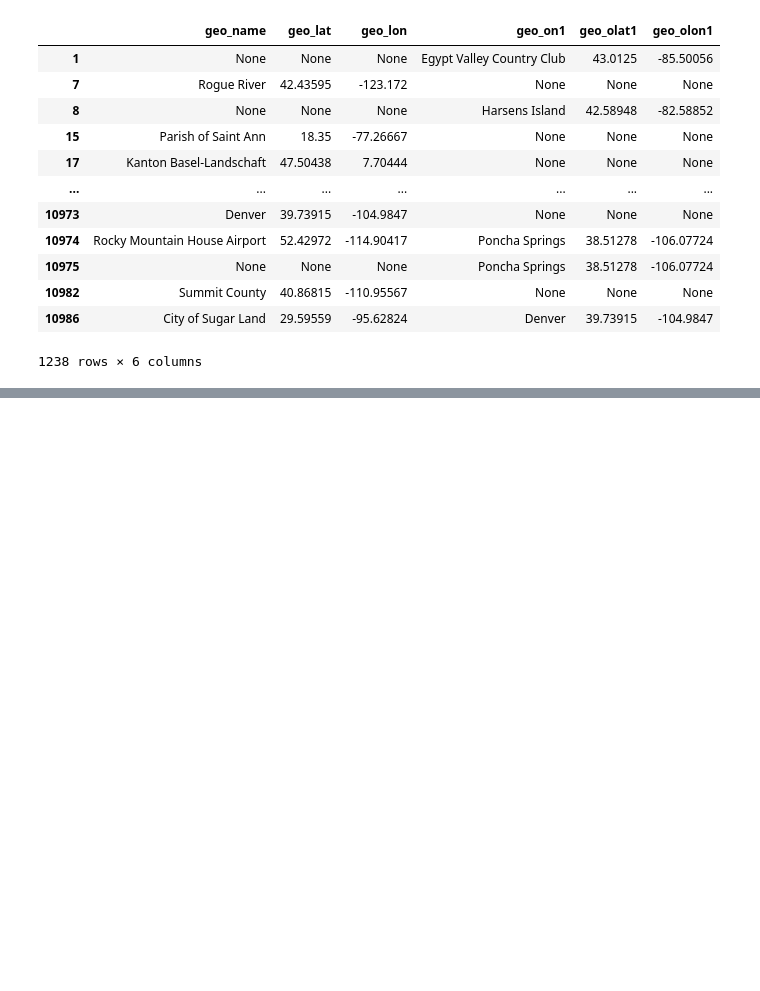
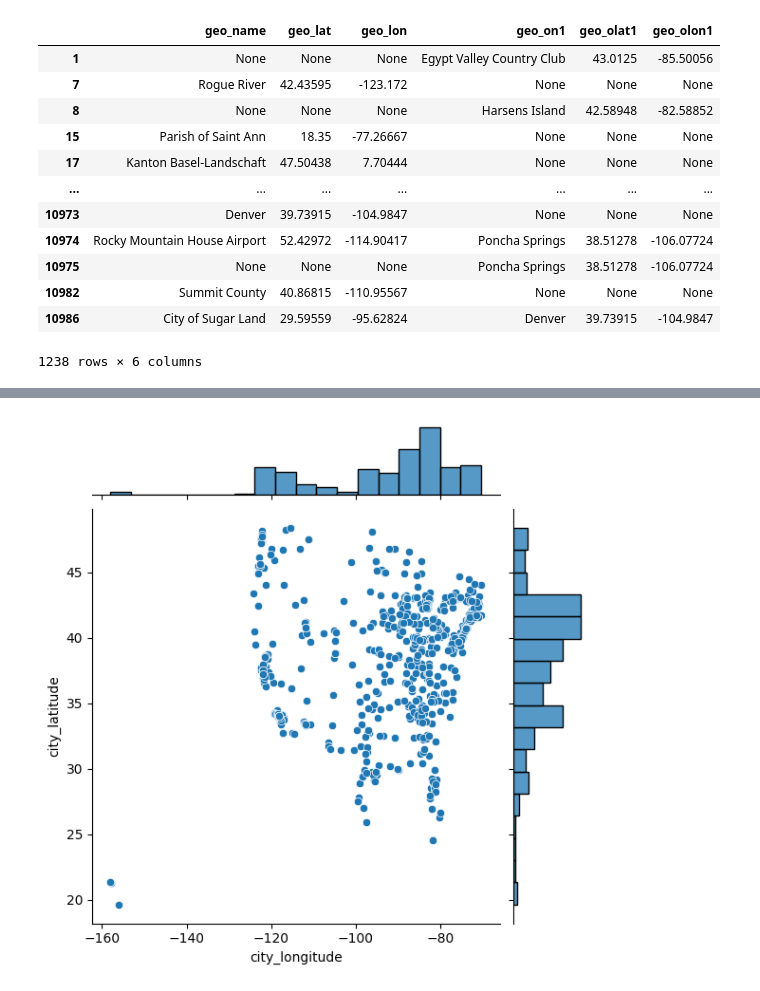
Before and after one commit to hyun95roh/DSCI550-assignment2, a Jupyter notebook: notebook/sandbox.ipynb, the cells around one changed output, grey strips where cells are left out. Saved outputs shown, nothing was run; the diff lists cells and outputs as text; code cells hidden in the pictures; blank space fills up the shorter version.

```diff
--- a/notebook/sandbox.ipynb
+++ b/notebook/sandbox.ipynb
@@ -502,0 +582,6 @@ geotopic_df2.iloc[1:,:].dropna(subset=['geo_name','geo_on1'],how='all')
+# %%
+# JointGrid plot
+import seaborn as sb
+g = sb.jointplot(data=plot_df[['city_longitude','city_latitude']],x='city_longitude', y='city_latitude', kind='scatter', ax=axes[0])
+# %% [output]
+[figure, added]
```
Also changed, not shown: parts of 15 cells of this notebook, 3 other files.
